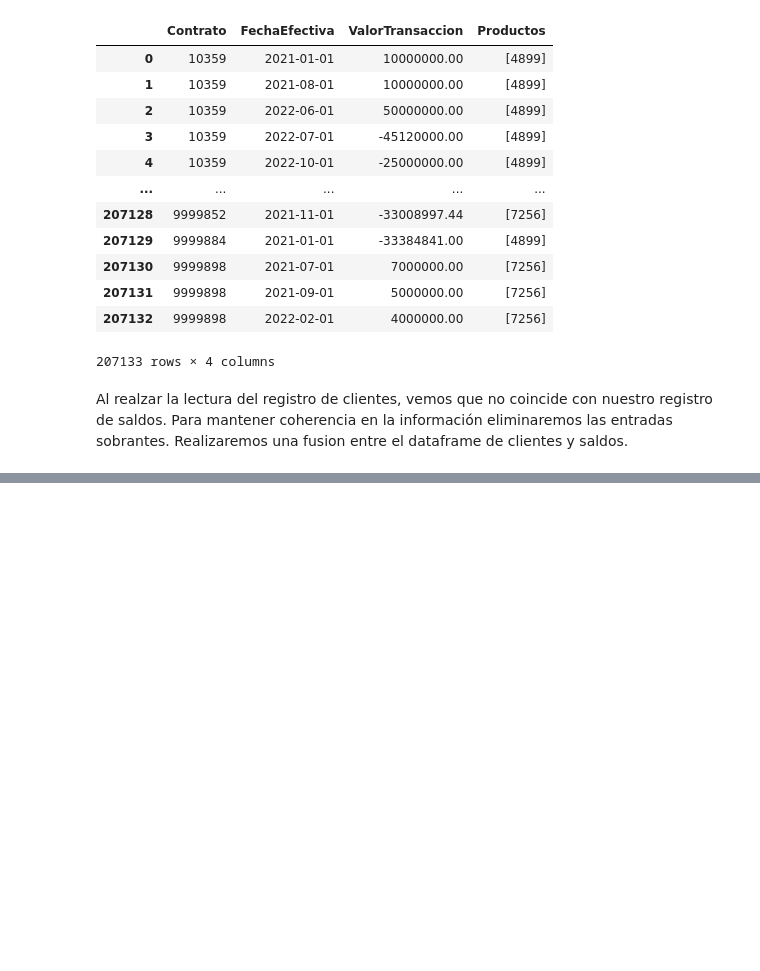
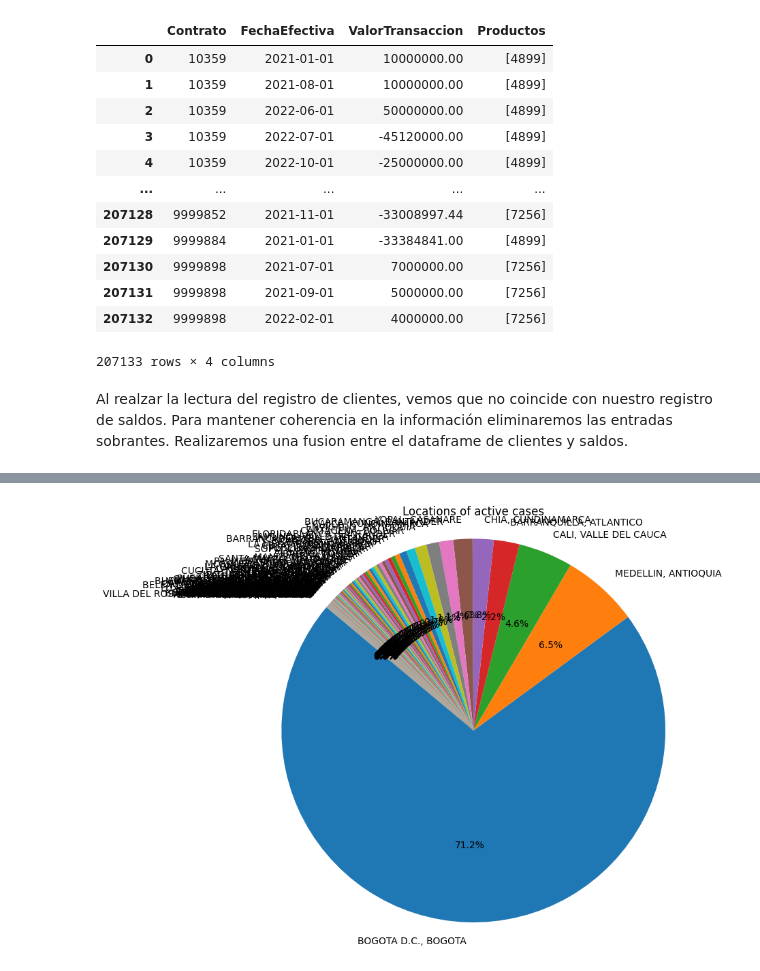
Before and after one commit to LER-Artema/skandia, a Jupyter notebook: skandia/modelo_predictivo.ipynb, the cells around one changed output, grey strips where cells are left out. Drawn from its saved outputs; the diff is of its cells as text; code cells hidden in the pictures; blank space fills up the shorter version.

```diff
--- a/skandia/modelo_predictivo.ipynb
+++ b/skandia/modelo_predictivo.ipynb
@@ -116,0 +123,24 @@ clientes
+# %%
+regex = r'^SALDO'
+# columnas que coinciden con el regex y suma a lo largo de las filas
+# info_por_cliente['suma_tres_meses'] = info_por_cliente['SALDO_202210'] + info_por_cliente['SALDO_202208'] + info_por_cliente['SALDO_202207']
+mask_saldos = info_por_cliente.filter(regex=regex).sum(axis=1).isin([0])
+info_por_cliente = info_por_cliente[~mask_saldos]
+
+info_por_cliente['-70%'] = False
+info_por_cliente['edad'] = info_por_cliente['FecNacim']
+info_por_cliente = info_por_cliente.astype({'edad': 'str'})
+info_por_cliente['edad'] = info_por_cliente['edad'].str.slice(0, 4)
+info_por_cliente = info_por_cliente.astype({'edad': 'int'})
+info_por_cliente['edad'] = -(info_por_cliente['edad'] -2022)
+# info_por_cliente.loc[int(info_por_cliente['FecNacim'][0:4]) - 2022 >= (info_por_cliente['SALDO_202206'] * 0.30), '-70%'] = True
+
+info_por_cliente.loc[info_por_cliente['SALDO_202206'] - info_por_cliente['SALDO_202210'] >= (
+            info_por_cliente['SALDO_202206'] * 0.30), '-70%'] = True
+
+info_por_cliente = pd.merge(info_por_cliente.explode('Contrato'), transferencias_promedio, on='Contrato', how='left')
+# Agrupar por usuario y sumar los números asociados a los contratos
+# info_por_cliente = info_por_cliente.groupby('NroDocum')['ValorTransaccion'].sum().reset_index()
+
+info_por_cliente.head(10)
+# 1092070504
@@ -116,0 +160,19 @@ clientes
+# %%
+import matplotlib.pyplot as plt
+
+
+casos_activos = info_por_cliente.loc[info_por_cliente['-70%'] == True]
+# casos_activos.head(10)
+
+
+# Obtén los valores únicos y sus recuentos de la columna 'columna'
+counts = casos_activos['CIUDAD'].value_counts()
+
+# Crea un gráfico de pastel
+plt.figure(figsize=(8, 8))
+plt.pie(counts, labels=counts.index, autopct='%1.1f%%', startangle=140)
+plt.axis('equal')  # Hace que el gráfico de pastel sea circular
+plt.title('Locations of active cases')
+plt.show()
+# %% [output]
+[figure, added]
```
Also changed, not shown: parts of 9 cells of this notebook.
